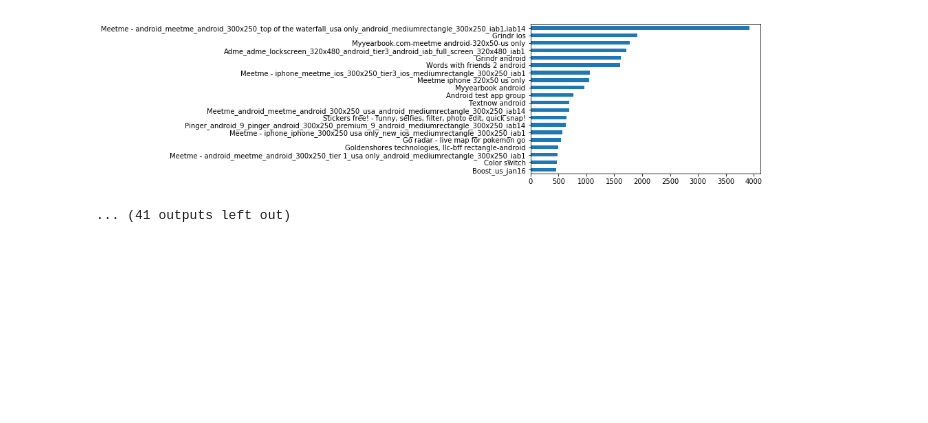
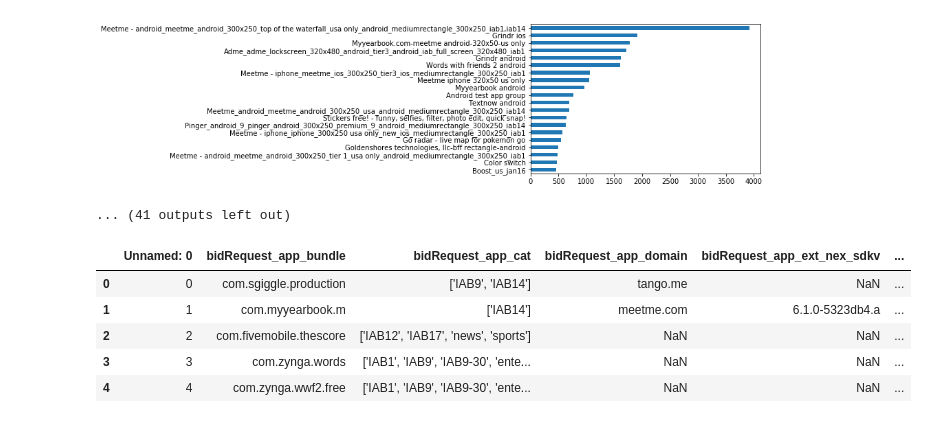
Before and after one commit to dl7631/Clicks, a Jupyter notebook: 1 Data Exploration Locally/Capstone Project Exploratory Data Analysis.ipynb, the cells around one changed output. Saved outputs shown, nothing was run; the diff lists cells and outputs as text; code cells hidden in the pictures; blank space fills up the shorter version.

```diff
--- a/1 Data Exploration Locally/Capstone Project Exploratory Data Analysis.ipynb
+++ b/1 Data Exploration Locally/Capstone Project Exploratory Data Analysis.ipynb
@@ -83,7 +83,7 @@ bid_requests['bidRequest_imp_ext_nex_screen'] = bid_requests['bidRequest_imp'].a
 bid_requests['bidRequest_imp_ext_nex_sd'] = bid_requests['bidRequest_imp'].apply(lambda x: get_column_l2(x[0], "ext", "nex_sd"))
 #bid_requests['bidRequest_imp_ext_strictbannersize'] = bid_requests['bidRequest_imp'].apply(lambda x: get_column_l2(x[0], "ext", "strictbannersize"))
 
-pd.options.display.max_columns = 100
+pd.options.display.max_columns = 150
 bid_requests.head(10)
 # %% [output]
 |  | Unnamed: 0 | bidRequest_app_bundle | bidRequest_app_cat | bidRequest_app_domain | bidRequest_app_ext_nex_sdkv | ... |
@@ -244,6 +264,15 @@ Boost_us_jan16
 Name: bestVenueName, dtype: int64
 [figure]
 ... (41 outputs left out)
+# %%
+bid_requests.head()
+# %% [output]
+|  | Unnamed: 0 | bidRequest_app_bundle | bidRequest_app_cat | bidRequest_app_domain | bidRequest_app_ext_nex_sdkv | ... |
+| 0 | 0 | com.sgiggle.production | ['IAB9', 'IAB14'] | tango.me | NaN | ... |
+| 1 | 1 | com.myyearbook.m | ['IAB14'] | meetme.com | 6.1.0-5323db4.a | ... |
+| 2 | 2 | com.fivemobile.thescore | ['IAB12', 'IAB17', 'news', 'sports'] | NaN | NaN | ... |
+| 3 | 3 | com.zynga.words | ['IAB1', 'IAB9', 'IAB9-30', 'ente... | NaN | NaN | ... |
+| 4 | 4 | com.zynga.wwf2.free | ['IAB1', 'IAB9', 'IAB9-30', 'ente... | NaN | NaN | ... |
 # %%
 impressions.head()
 # %% [output]
```
Also changed, not shown: parts of 3 cells of this notebook.
